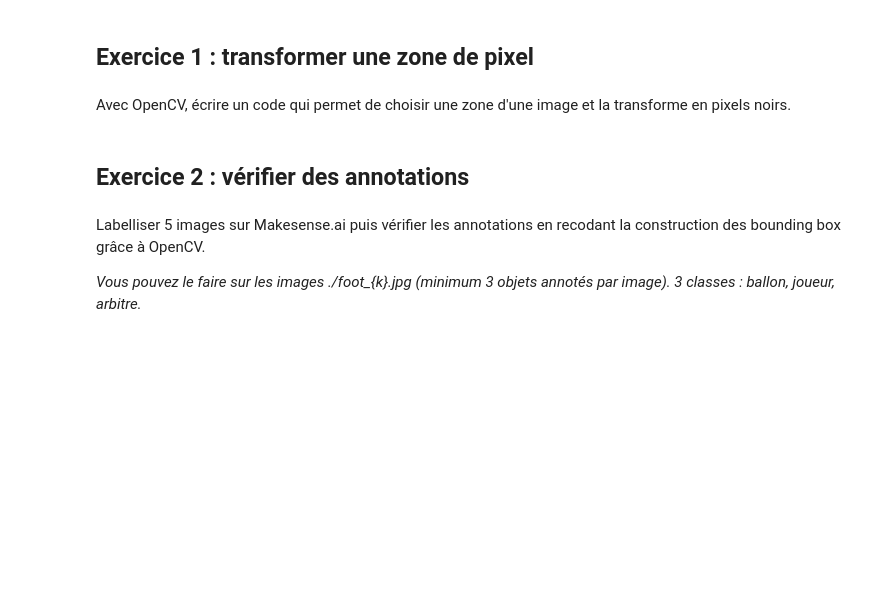
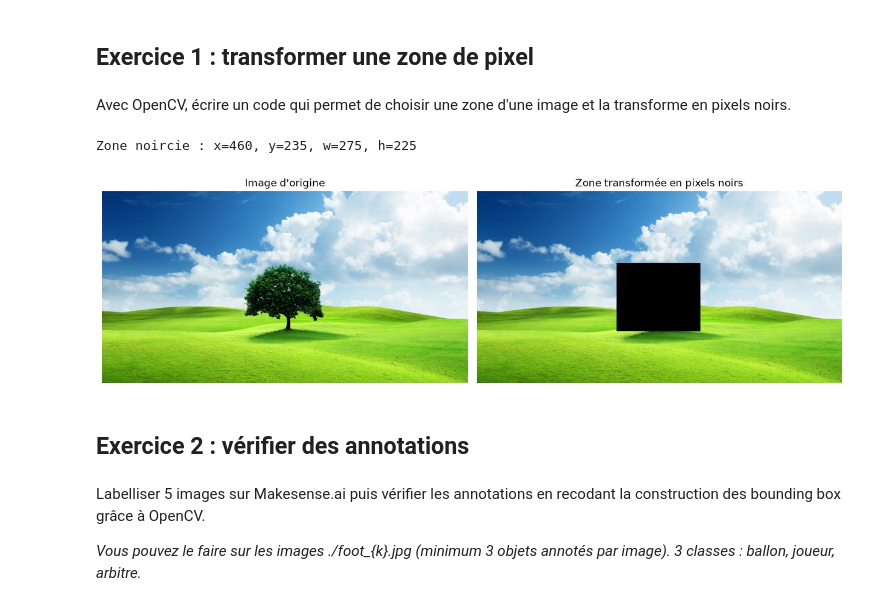
Before and after one commit to titease10/Computer_Vision_Sudoku, a Jupyter notebook: TD/TD_OpenCV.ipynb, the cells around one changed output. Cells and saved outputs as stored; diff of their text form; code cells hidden in the pictures; blank space fills up the shorter version.

```diff
--- a/TD/TD_OpenCV.ipynb
+++ b/TD/TD_OpenCV.ipynb
@@ -2,6 +41,36 @@
 ## Exercice 1 : transformer une zone de pixel
 # %% [markdown]
 Avec OpenCV, écrire un code qui permet de choisir une zone d'une image et la transforme en pixels noirs.
+# %%
+def noircir_zone(img, x, y, w, h):
+    """Renvoie une copie de l'image où le rectangle (x, y, w, h) est mis en noir.
+    Le rectangle est rogné aux bords de l'image pour éviter les indices hors limites."""
+    sortie = img.copy()
+    H, W = sortie.shape[:2]
+    x1, y1 = max(0, x), max(0, y)
+    x2, y2 = min(W, x + w), min(H, y + h)
+    sortie[y1:y2, x1:x2] = 0  # une image OpenCV est un tableau numpy [ligne, colonne, canal]
+    return sortie
+
+
+img = cv2.imread("Exercice 1/sample.jpg")
+
+# INTERACTIF = True : on dessine la zone à la souris (fenêtre OpenCV, ne marche pas sur Colab),
+# puis Entrée/Espace pour valider. Sinon on utilise une zone fixe (l'arbre).
+INTERACTIF = False
+if INTERACTIF:
+    x, y, w, h = cv2.selectROI("Choisir la zone puis Entree", img, showCrosshair=True)
+    cv2.destroyAllWindows()
+else:
+    x, y, w, h = 460, 235, 275, 225
+
+resultat = noircir_zone(img, x, y, w, h)
+cv2.imwrite("resultats/ex1_zone_noire.jpg", resultat)
+print(f"Zone noircie : x={x}, y={y}, w={w}, h={h}")
+afficher([img, resultat], ["Image d'origine", "Zone transformée en pixels noirs"])
+# %% [output]
+Zone noircie : x=460, y=235, w=275, h=225
+[figure, added]
 # %% [markdown]
 ## Exercice 2 : vérifier des annotations
 # %% [markdown]
```
Also changed, not shown: parts of 12 cells of this notebook, 22 other files.
